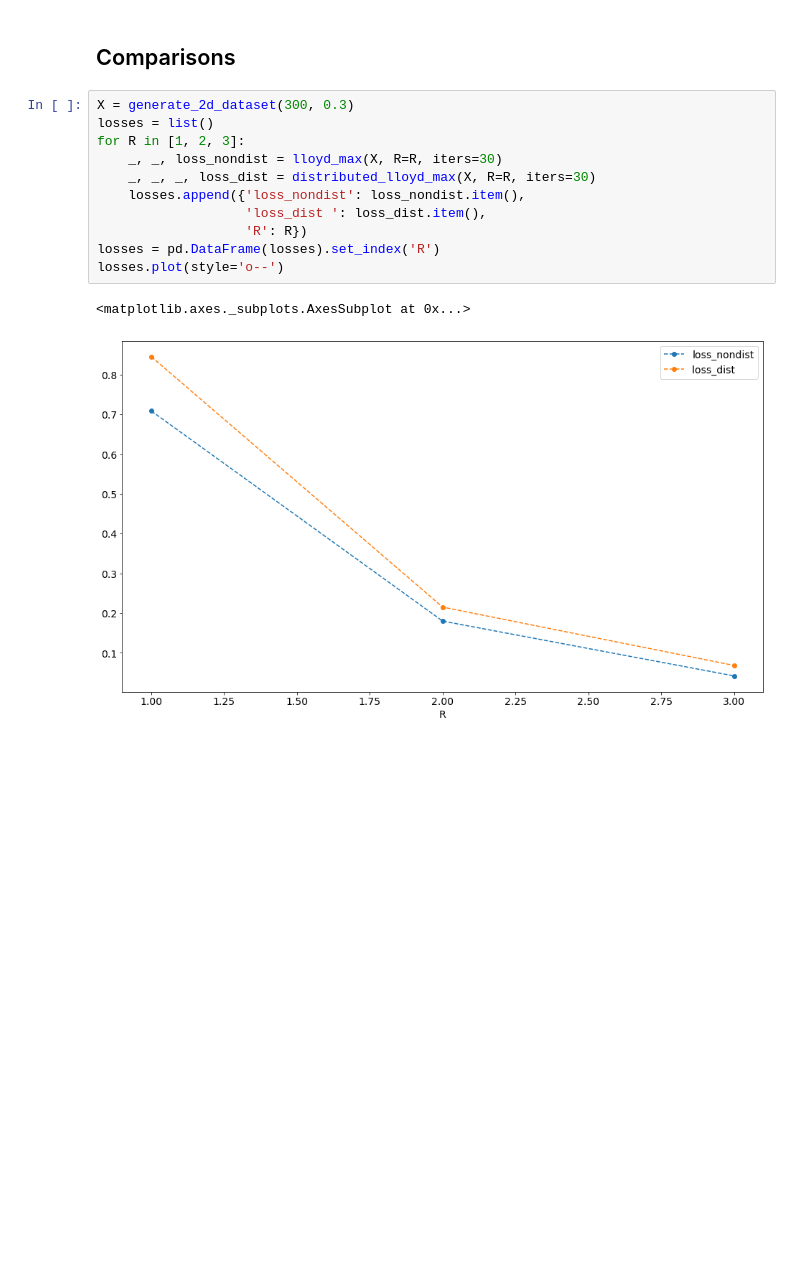
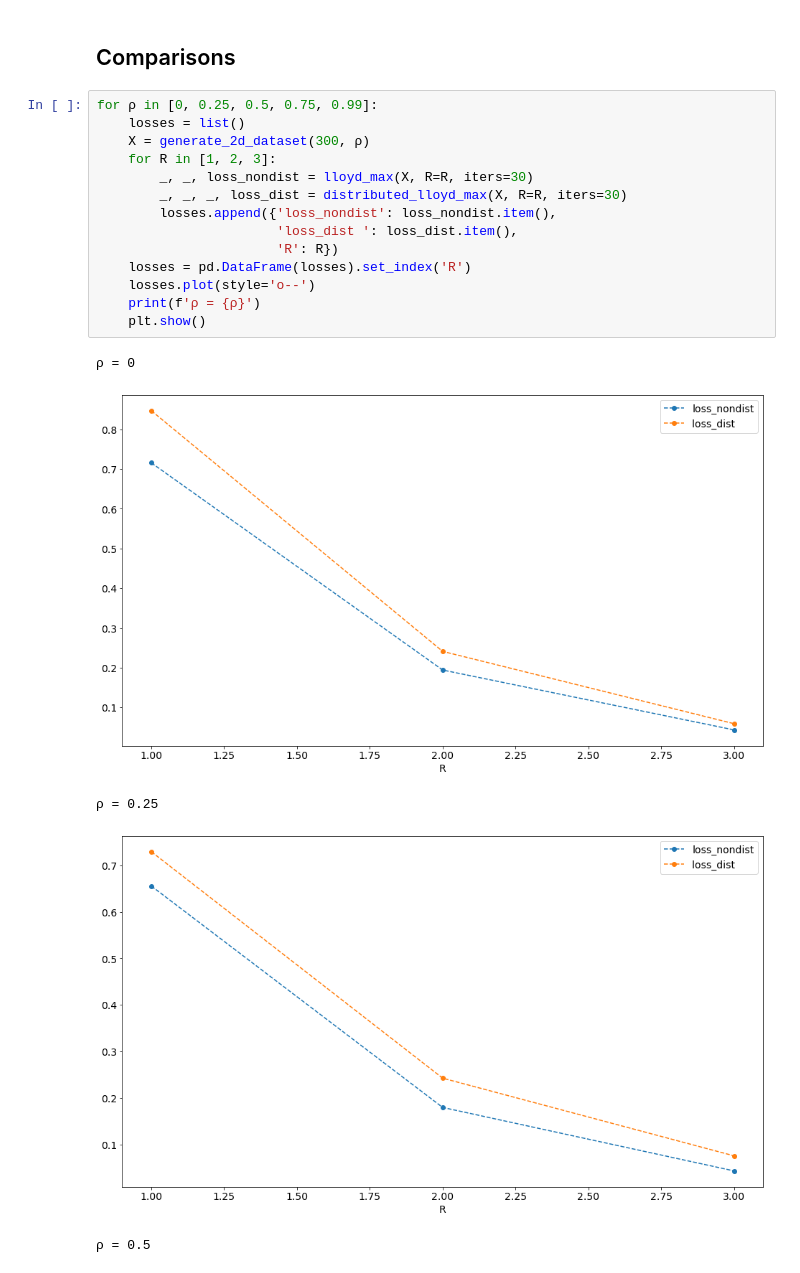
Before and after one commit to dsevero/dsevero, a Jupyter notebook: book/draft/_build/jupyter_execute/content.ipynb, the cells around one changed output. Cells and saved outputs as stored; diff of their text form; blank space fills up the shorter version.

Commit message:
Update plots to book

```diff
--- a/book/draft/_build/jupyter_execute/content.ipynb
+++ b/book/draft/_build/jupyter_execute/content.ipynb
@@ -280,16 +280,22 @@ plt.show()
 # %% [markdown]
 ## Comparisons
 # %%
-X = generate_2d_dataset(300, 0.3)
-losses = list()
-for R in [1, 2, 3]:
-    _, _, loss_nondist = lloyd_max(X, R=R, iters=30)
-    _, _, _, loss_dist = distributed_lloyd_max(X, R=R, iters=30)
-    losses.append({'loss_nondist': loss_nondist.item(),
-                   'loss_dist ': loss_dist.item(),
-                   'R': R})
-losses = pd.DataFrame(losses).set_index('R')
-losses.plot(style='o--')
+for ρ in [0, 0.25, 0.5, 0.75, 0.99]:
+    losses = list()
+    X = generate_2d_dataset(300, ρ)
+    for R in [1, 2, 3]:
+        _, _, loss_nondist = lloyd_max(X, R=R, iters=30)
+        _, _, _, loss_dist = distributed_lloyd_max(X, R=R, iters=30)
+        losses.append({'loss_nondist': loss_nondist.item(),
+                       'loss_dist ': loss_dist.item(),
+                       'R': R})
+    losses = pd.DataFrame(losses).set_index('R')
+    losses.plot(style='o--')
+    print(f'ρ = {ρ}')
+    plt.show()
 # %% [output]
-<matplotlib.axes._subplots.AxesSubplot at 0x...>
+ρ = 0
-[figure, old version]
+[figure, new version]
+ρ = 0.25
+[figure, added]
+ρ = 0.5
```
Also changed, not shown: parts of 1 cell of this notebook, 18 other files.
